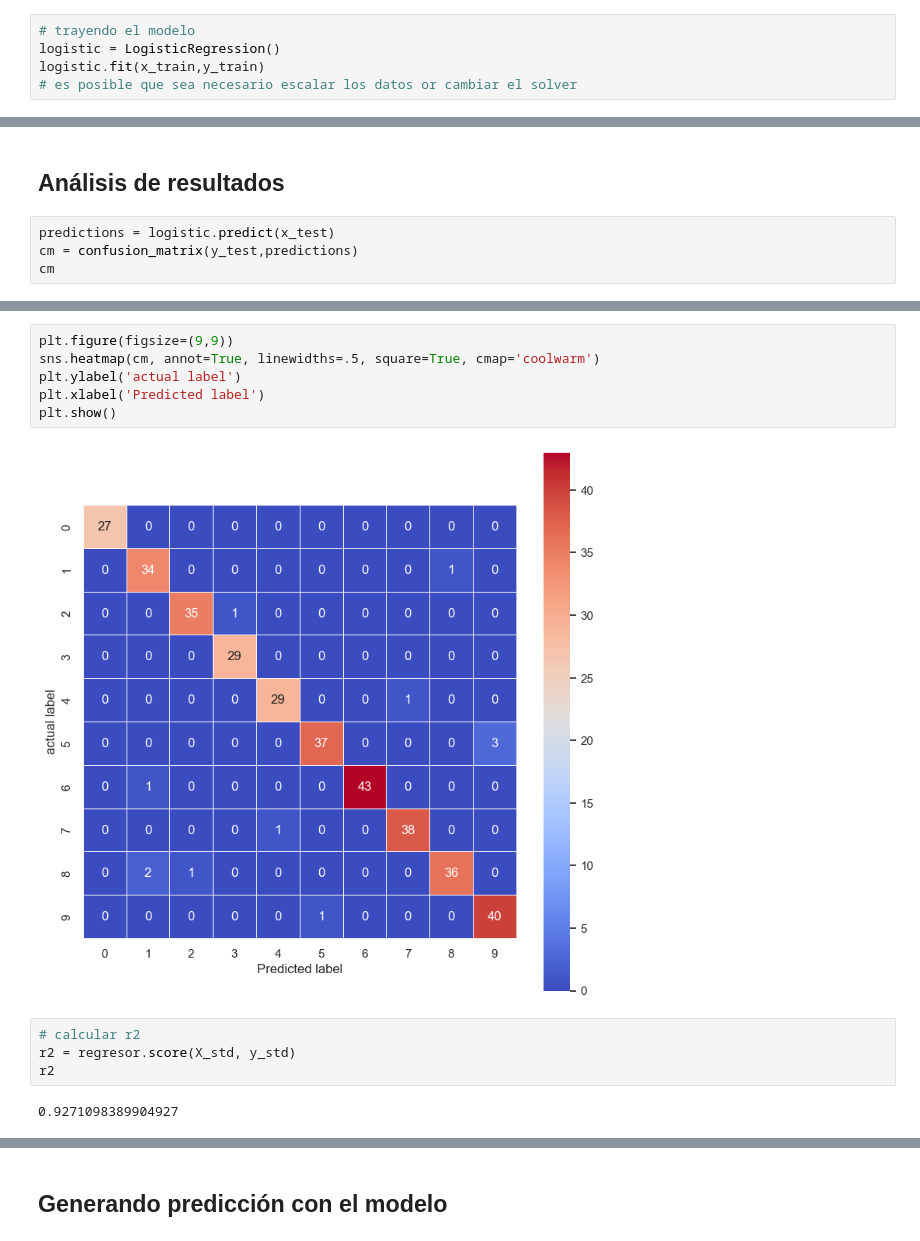
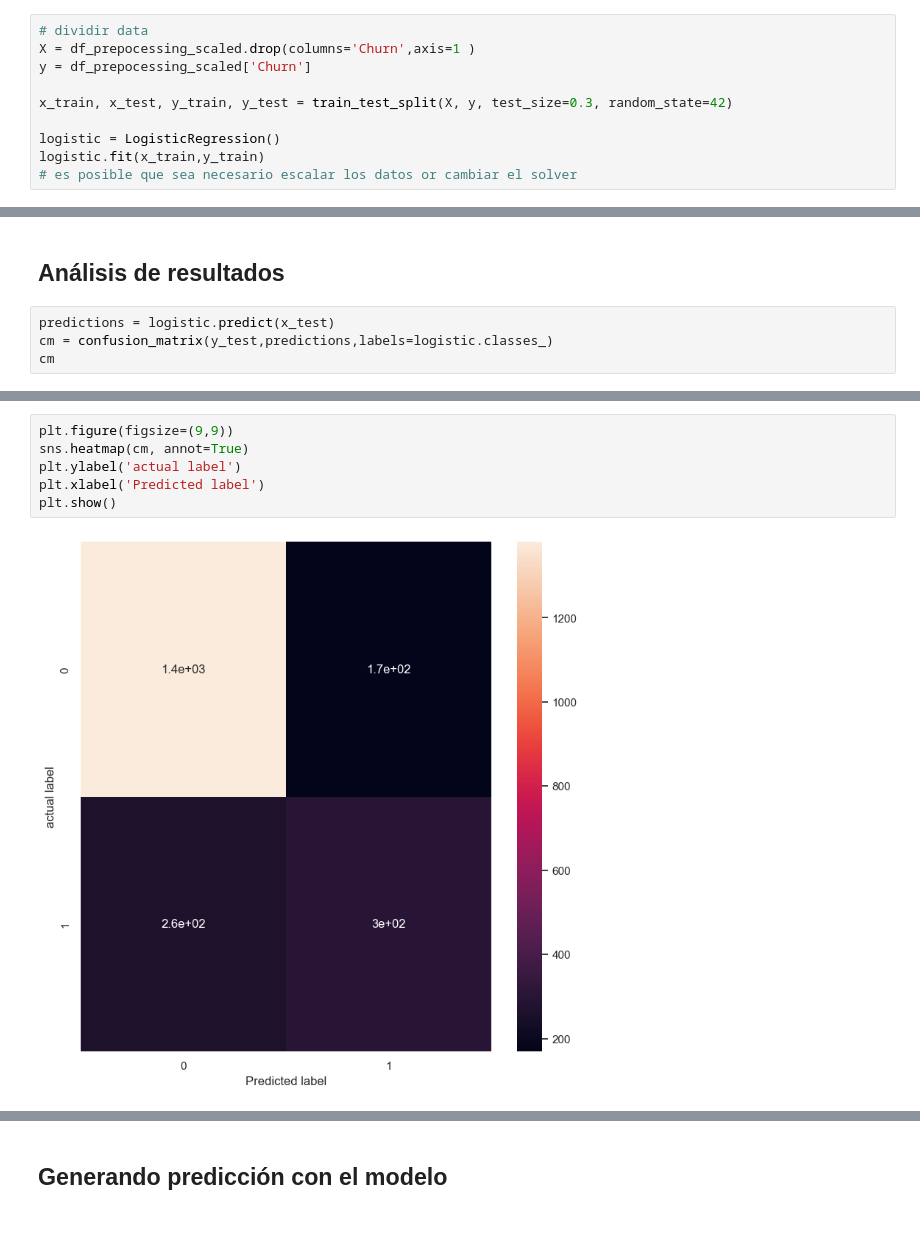
Before and after one commit to KevinrealG/notebooks, a Jupyter notebook: modelos/05a_regresion_logistica.ipynb, the cells around one changed output, grey strips where cells are left out. Drawn from its saved outputs; the diff is of its cells as text.

Commit message:
logistic models

```diff
--- a/modelos/05a_regresion_logistica.ipynb
+++ b/modelos/05a_regresion_logistica.ipynb
@@ -225,7 +223,12 @@ x_train, x_test, y_train, y_test = train_test_split(digits.data, digits.target,
 # %% [markdown]
 ## Creando modelo con scikit-learn
 # %%
-# trayendo el modelo
+# dividir data
+X = df_prepocessing_scaled.drop(columns='Churn',axis=1 )
+y = df_prepocessing_scaled['Churn']
+
+x_train, x_test, y_train, y_test = train_test_split(X, y, test_size=0.3, random_state=42)
+
 logistic = LogisticRegression()
 logistic.fit(x_train,y_train)
 # es posible que sea necesario escalar los datos or cambiar el solver
@@ -235,6 +238,6 @@ NameError: name 'x_train' is not defined
 ## Análisis de resultados
 # %%
 predictions = logistic.predict(x_test)
-cm = confusion_matrix(y_test,predictions)
+cm = confusion_matrix(y_test,predictions,labels=logistic.classes_)
 cm
 # %% [output]
@@ -242,14 +253,8 @@ NameError: name 'logistic' is not defined
 # %%
 plt.figure(figsize=(9,9))
-sns.heatmap(cm, annot=True, linewidths=.5, square=True, cmap='coolwarm')
+sns.heatmap(cm, annot=True)
 plt.ylabel('actual label')
 plt.xlabel('Predicted label')
 plt.show()
 # %% [output]
-[figure, old version]
+[figure, new version]
-# %%
-# calcular r2
-r2 = regresor.score(X_std, y_std)
-r2
-# %% [output]
-0.9271098389904927
```
Also changed, not shown: parts of 16 cells of this notebook, 2 other files.
